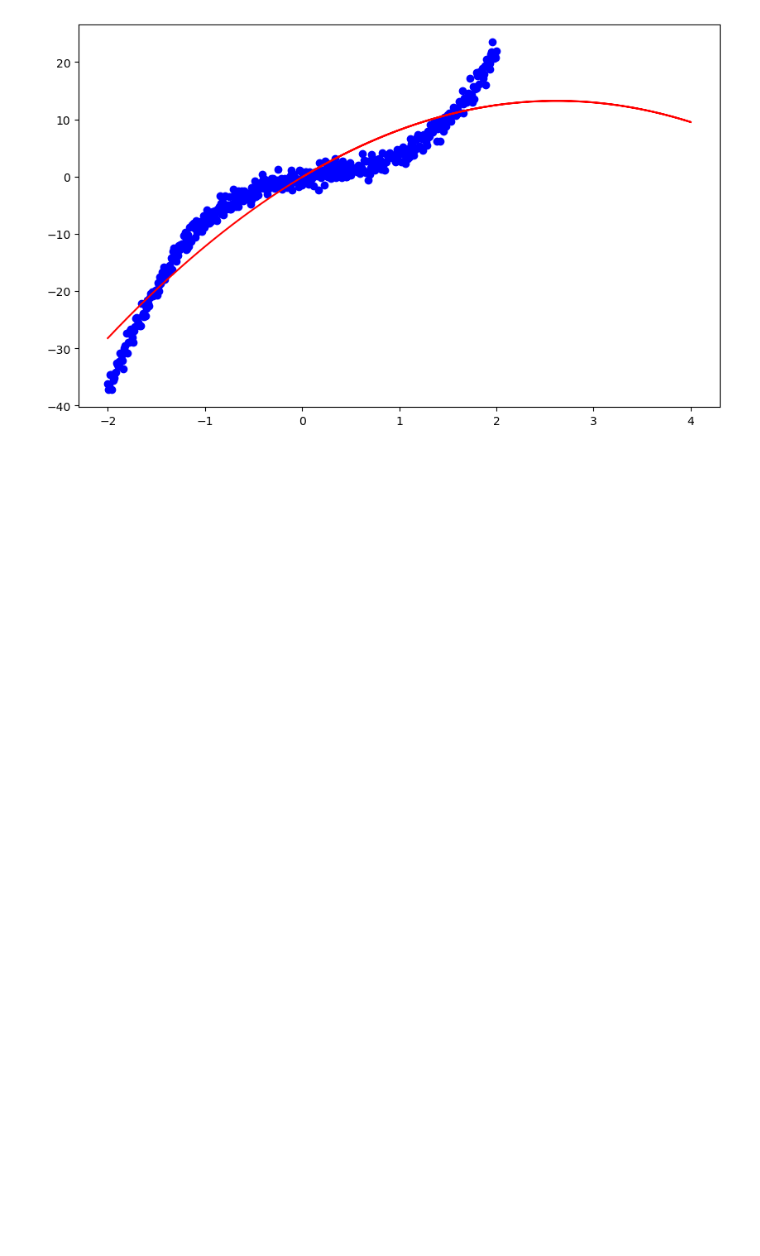
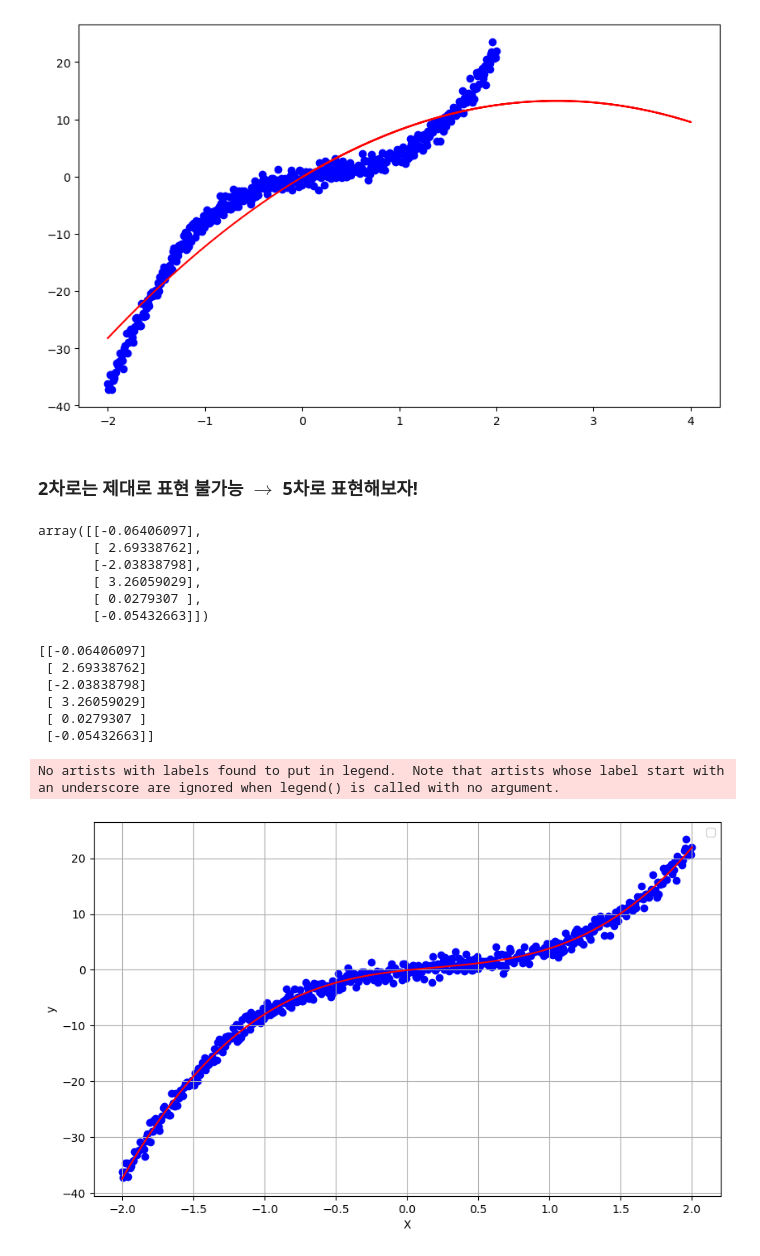
Before and after one commit to mjkim001130/Machine-Learning, a Jupyter notebook: Linear Regression/Linear Regression_2.ipynb, the cells around one changed output. Drawn from its saved outputs; the diff is of its cells as text; code cells hidden in the pictures; blank space fills up the shorter version.

```diff
--- a/Linear Regression/Linear Regression_2.ipynb
+++ b/Linear Regression/Linear Regression_2.ipynb
@@ -88,3 +88,58 @@ plt.plot(X, theta2*X**2 + theta1*X + theta0, color='r')
  <matplotlib.lines.Line2D at 0x...>,
  <matplotlib.lines.Line2D at 0x...>]
 [figure]
+# %% [markdown]
+### 2차로는 제대로 표현 불가능 $\to$ 5차로 표현해보자!
+# %%
+X_data = data2['X'].values.reshape(-1, 1)
+
+X_3 = X_data ** 3
+X_4 = X_data ** 4
+X_5 = X_data ** 5
+
+
+X = np.concatenate([X, X_3, X_4, X_5], axis=1)
+
+theta2 = np.linalg.inv(X.T @ X) @ X.T @ Y
+
+theta2
+# %% [output]
+array([[-0.06406097],
+       [ 2.69338762],
+       [-2.03838798],
+       [ 3.26059029],
+       [ 0.0279307 ],
+       [-0.05432663]])
+# %%
+eta = 0.001
+n_iterations = 100000
+m = 500
+
+
+for iteration in range(n_iterations):
+    gradients = 2/m * X.T @ (X @ theta2 - Y)
+    theta2 = theta2 - eta * gradients
+
+print(theta2)
+# %% [output]
+[[-0.06406097]
+ [ 2.69338762]
+ [-2.03838798]
+ [ 3.26059029]
+ [ 0.0279307 ]
+ [-0.05432663]]
+# %%
+y_predict = X @ theta2
+
+plt.figure(figsize=(10,6))
+plt.scatter(X_data, data2['y'], color='b')
+plt.plot(X_data, y_predict, color='r')
+
+plt.xlabel('X')
+plt.ylabel('y')
+plt.legend()
+plt.grid(True)
+plt.show()
+# %% [output]
+No artists with labels found to put in legend.  Note that artists whose label start with an underscore are ignored when legend() is called with no argument.
+[figure, added]
```
